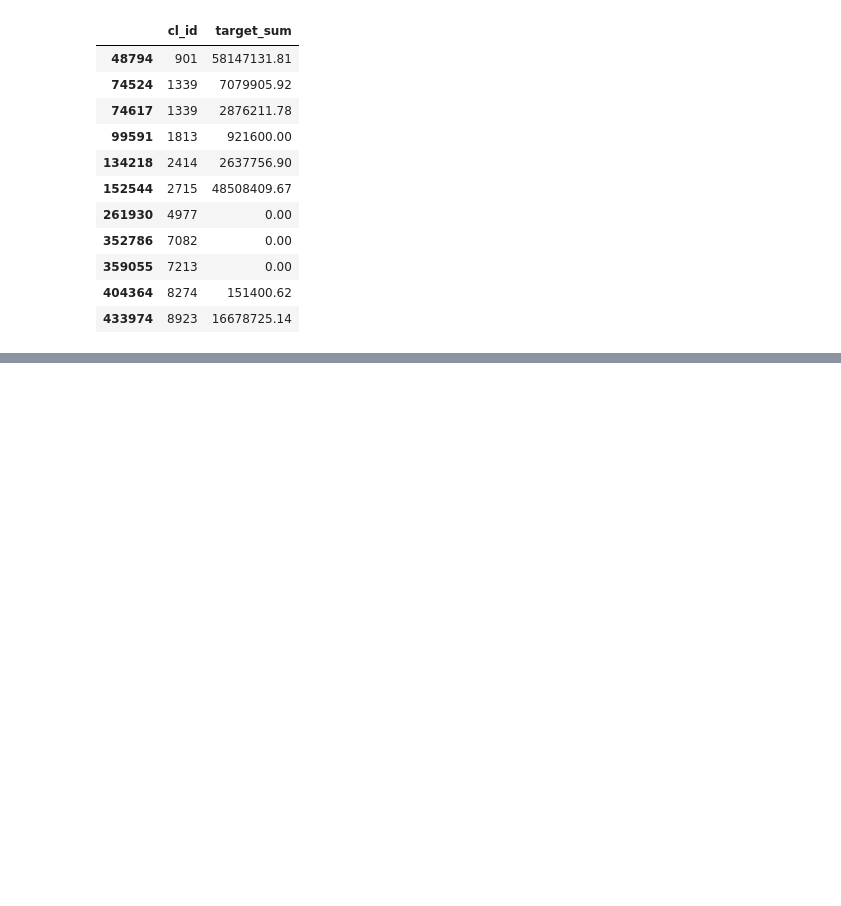
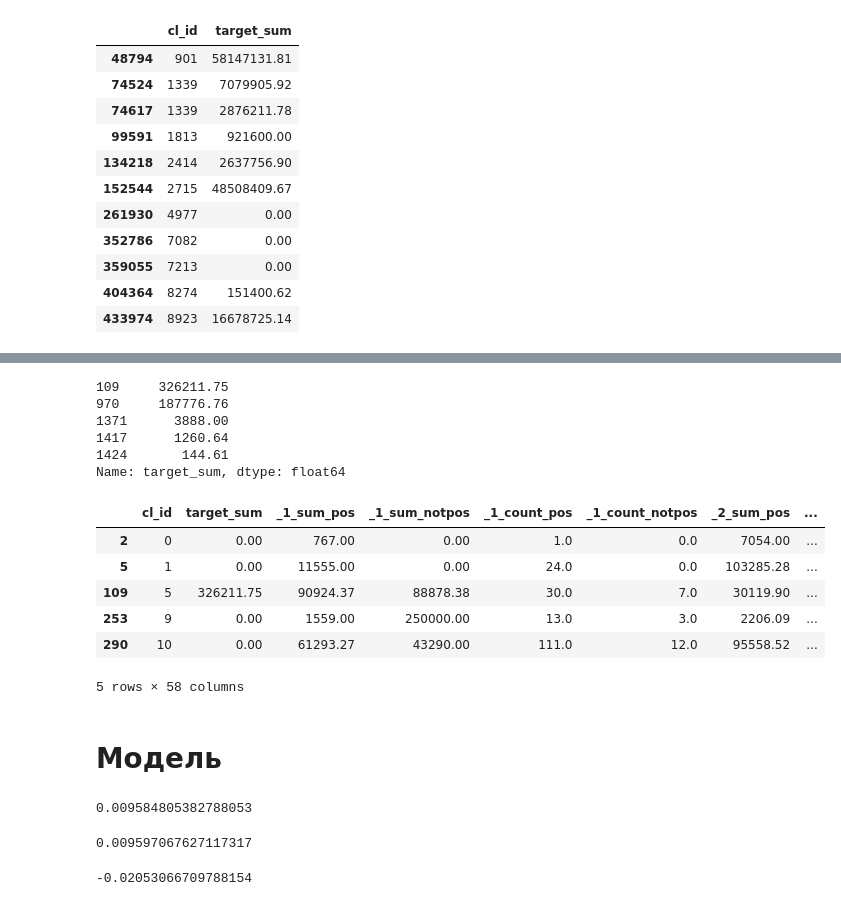
Before and after one commit to Hitriihoma/Machine-learning-course-task, a Jupyter notebook: Zubarev ML.ipynb, the cells around one changed output, grey strips where cells are left out. Saved outputs shown, nothing was run; the diff lists cells and outputs as text; code cells hidden in the pictures; blank space fills up the shorter version.

Commit message:
JN Model
Tryiung models, sklear.model.score ~0

```diff
--- a/Zubarev ML.ipynb
+++ b/Zubarev ML.ipynb
@@ -299,9 +205,3 @@ See the caveats in the documentation: http://pandas.pydata.org/pandas-docs/stabl
-# %%
-train_tf = pd.DataFrame(columns=['cl_id', 'target_sum'])
-#tdf.columns = train.columns
-#tdf.assign(M=np.NaN)
-for i in train.cl_id.unique():
-    train_tf = train_tf.append(train[train['cl_id'] == i][['cl_id', 'target_sum']].iloc[0])
 # %% [markdown]
 # Анализ данных
 какой месяц для модели текущий
@@ -361,6 +235,0 @@ train
-# %%
-asd = '_1_sum_pos'
-mon=1
-#train_tf[].assign(asd=np.NaN)
-train_tf[f'_{mon}_sum_pos'] = np.NaN
-train_tf
@@ -461,0 +302,40 @@ user_sample_df[['cl_id','target_sum']].drop_duplicates()
+# %%
+y.head()
+# %% [output]
+109     326211.75
+970     187776.76
+1371      3888.00
+1417      1260.64
+1424       144.61
+Name: target_sum, dtype: float64
+# %%
+train_tf.head()
+# %% [output]
+|  | cl_id | target_sum | _1_sum_pos | _1_sum_notpos | _1_count_pos | _1_count_notpos | _2_sum_pos | ... |
+| 2 | 0 | 0.00 | 767.00 | 0.00 | 1.0 | 0.0 | 7054.00 | ... |
+| 5 | 1 | 0.00 | 11555.00 | 0.00 | 24.0 | 0.0 | 103285.28 | ... |
+| 109 | 5 | 326211.75 | 90924.37 | 88878.38 | 30.0 | 7.0 | 30119.90 | ... |
+| 253 | 9 | 0.00 | 1559.00 | 250000.00 | 13.0 | 3.0 | 2206.09 | ... |
+| 290 | 10 | 0.00 | 61293.27 | 43290.00 | 111.0 | 12.0 | 95558.52 | ... |
+5 rows × 58 columns
+# %% [markdown]
+# Модель
+# %%
+from sklearn.linear_model import LinearRegression
+reg = LinearRegression().fit(X_train, y_train)
+y_pred = reg.predict(X_test)
+reg.score(X_test,y_test.to_numpy())
+# %% [output]
+0.009584805382788053
+# %%
+from sklearn.ensemble import RandomForestRegressor
+RFR = RandomForestRegressor(max_depth=2, random_state=0).fit(X_train, y_train)
+RFR.score(X_test,y_test.to_numpy())
+# %% [output]
+0.009597067627117317
+# %%
+from sklearn.ensemble import GradientBoostingRegressor
+GBR = GradientBoostingRegressor(random_state=0, max_depth=3).fit(X_train, y_train)
+GBR.score(X_test,y_test.to_numpy())
+# %% [output]
+-0.02053066709788154
```
Also changed, not shown: parts of 16 cells of this notebook.
